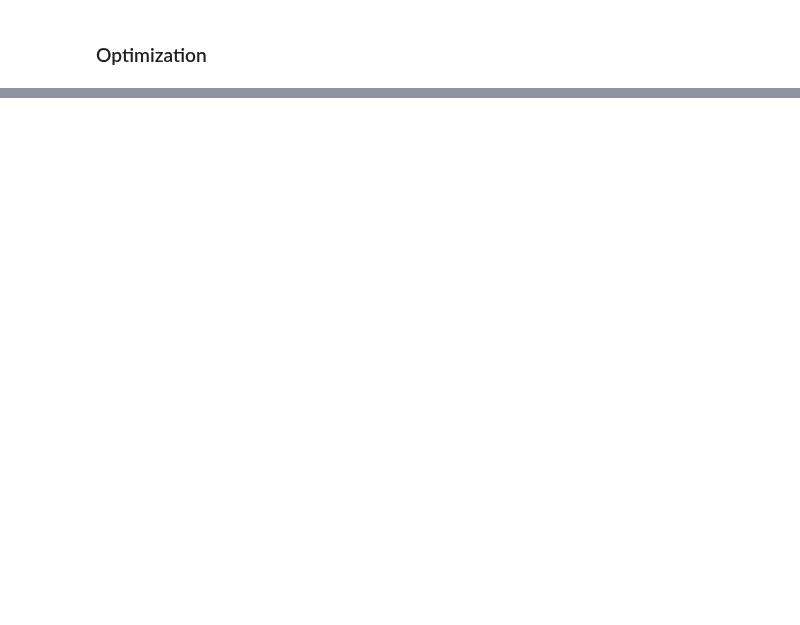
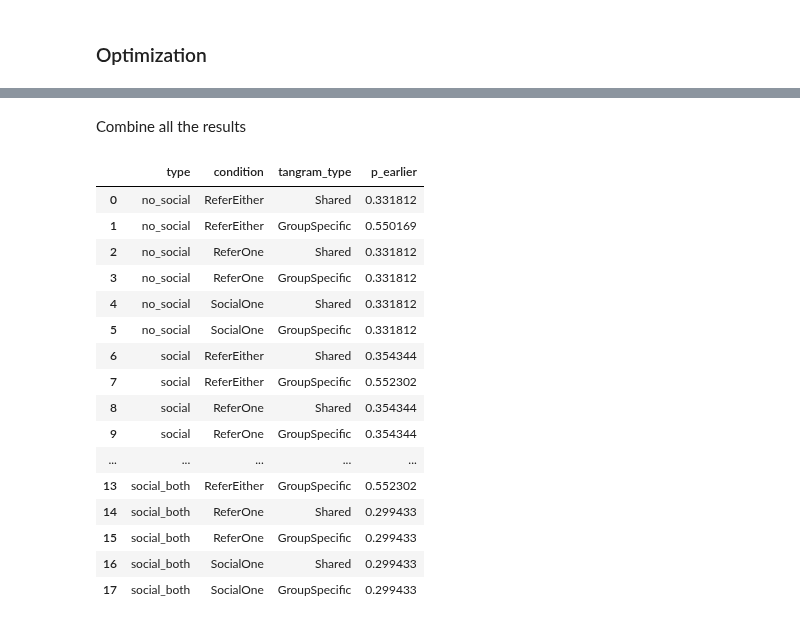
Before and after one commit to aliciamchen/code-switching, a Jupyter notebook: model/earlier-later-3pp-redblue.ipynb, the cells around one changed output, grey strips where cells are left out. Saved outputs shown, nothing was run; the diff lists cells and outputs as text; code cells hidden in the pictures; blank space fills up the shorter version.

```diff
--- a/model/earlier-later-3pp-redblue.ipynb
+++ b/model/earlier-later-3pp-redblue.ipynb
@@ -425,0 +480,62 @@ Array([[0.5249792 , 0.40701485],
+# %% [markdown]
+Combine all the results
+# %%
+# Put it in a dataframe
+df_preds = pd.DataFrame(columns=["type", "condition", "tangram_type", "p_earlier"])
+rows = []
+for condition in Conditions:
+    for tangram_type in TangramTypes:
+        rows.append(
+            {
+                "type": "no_social",
+                "condition": condition.name,
+                "tangram_type": tangram_type.name,
+                "p_earlier": 1 - preds_no_social[condition, tangram_type],
+            }
+        )
+
+for condition in Conditions:
+    for tangram_type in TangramTypes:
+        rows.append(
+            {
+                "type": "social",
+                "condition": condition.name,
+                "tangram_type": tangram_type.name,
+                "p_earlier": 1 - preds_social[condition, tangram_type],
+            }
+        )
+
+for condition in Conditions:
+    for tangram_type in TangramTypes:
+        rows.append(
+            {
+                "type": "social_both",
+                "condition": condition.name,
+                "tangram_type": tangram_type.name,
+                "p_earlier": 1 - preds_social_both[condition, tangram_type],
+            }
+        )
+df_preds = pd.concat([df_preds, pd.DataFrame(rows)], ignore_index=True)
+
+# remove jax stuff
+df_preds["p_earlier"] = df_preds["p_earlier"].apply(lambda x: x.item())
+# %%
+df_preds
+# %% [output]
+|  | type | condition | tangram_type | p_earlier |
+| 0 | no_social | ReferEither | Shared | 0.331812 |
+| 1 | no_social | ReferEither | GroupSpecific | 0.550169 |
+| 2 | no_social | ReferOne | Shared | 0.331812 |
+| 3 | no_social | ReferOne | GroupSpecific | 0.331812 |
+| 4 | no_social | SocialOne | Shared | 0.331812 |
+| 5 | no_social | SocialOne | GroupSpecific | 0.331812 |
+| 6 | social | ReferEither | Shared | 0.354344 |
+| 7 | social | ReferEither | GroupSpecific | 0.552302 |
+| 8 | social | ReferOne | Shared | 0.354344 |
+| 9 | social | ReferOne | GroupSpecific | 0.354344 |
+| ... | ... | ... | ... | ... |
+| 13 | social_both | ReferEither | GroupSpecific | 0.552302 |
+| 14 | social_both | ReferOne | Shared | 0.299433 |
+| 15 | social_both | ReferOne | GroupSpecific | 0.299433 |
+| 16 | social_both | SocialOne | Shared | 0.299433 |
+| 17 | social_both | SocialOne | GroupSpecific | 0.299433 |
```
Also changed, not shown: parts of 15 cells of this notebook.
